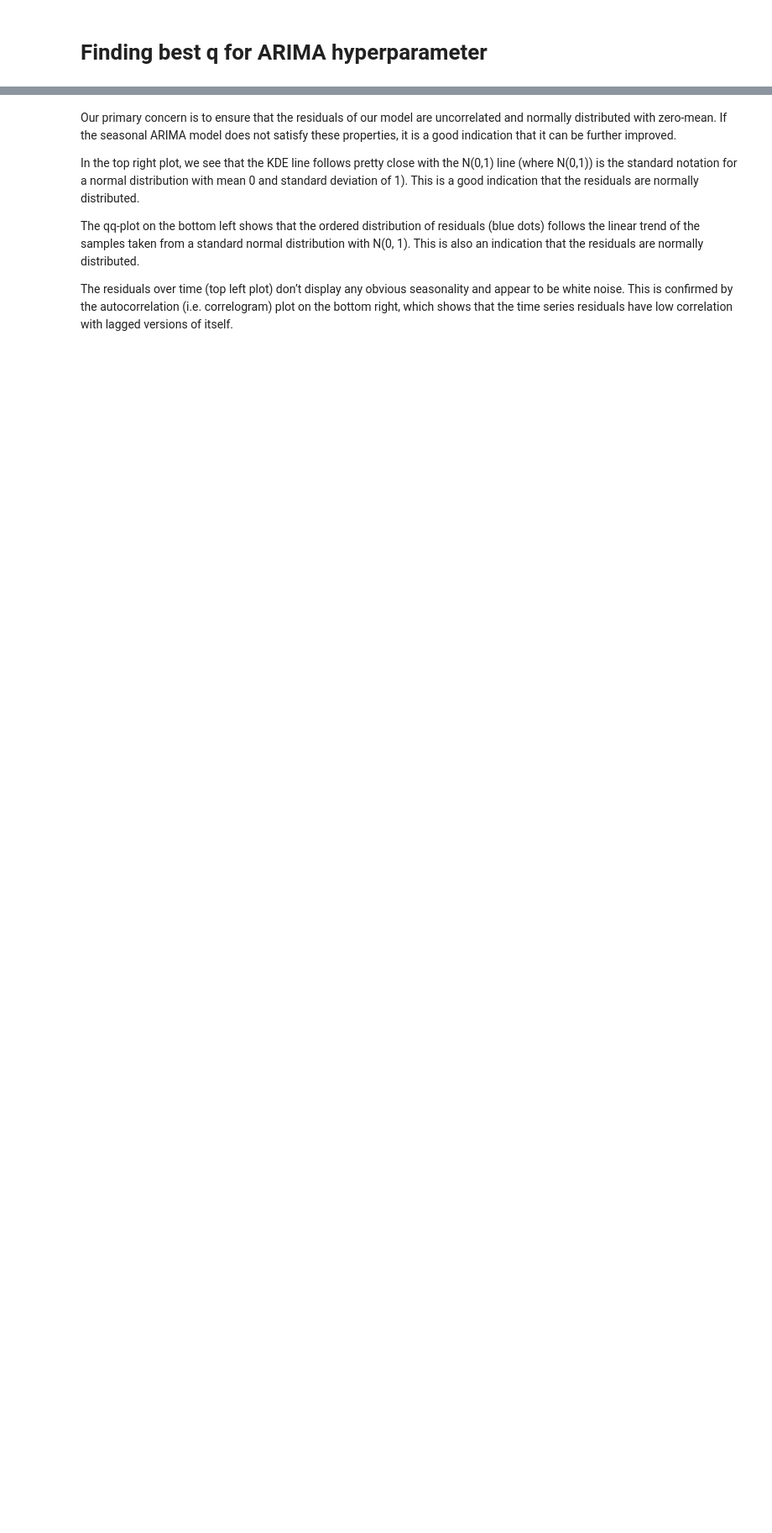
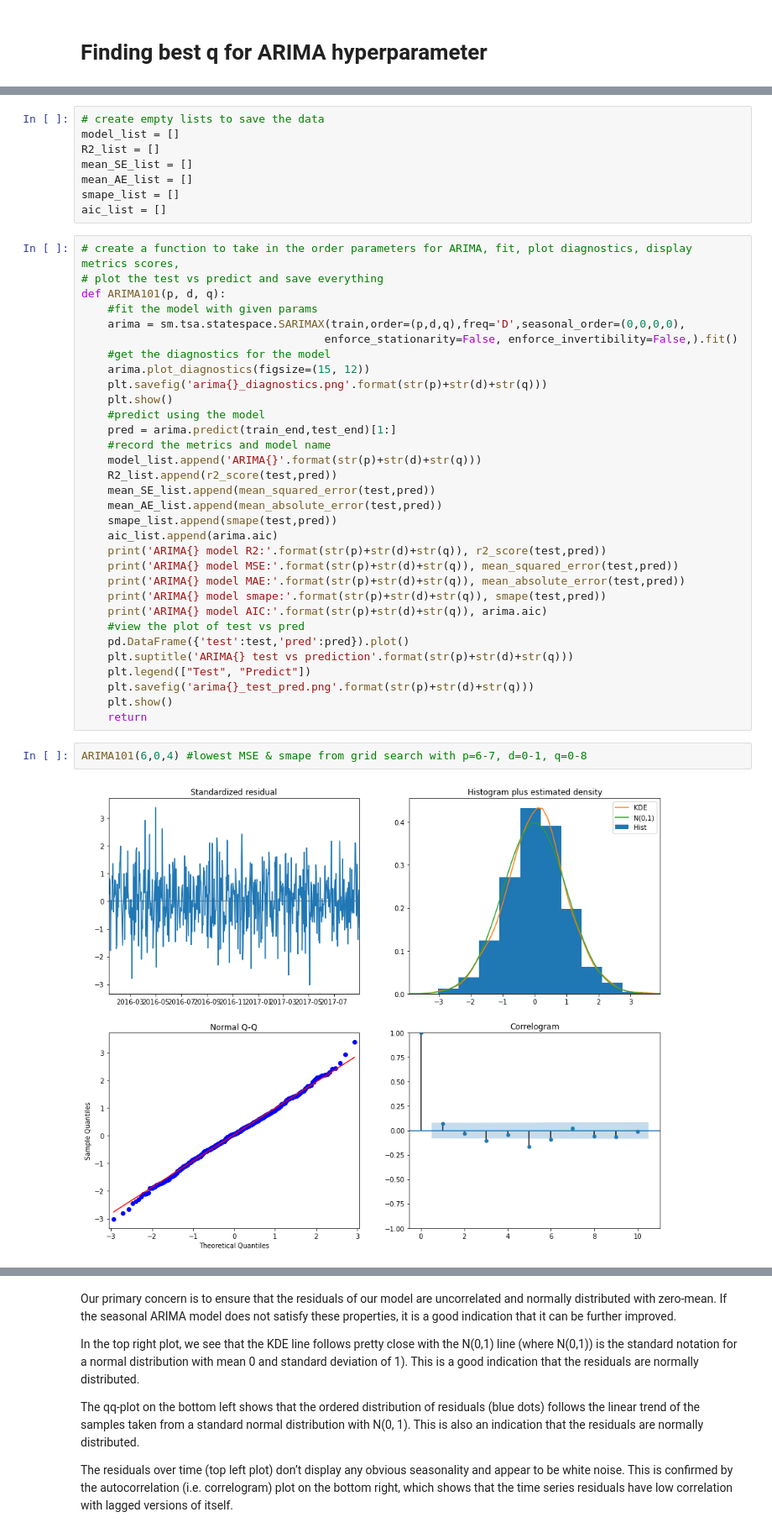
Before and after one commit to tc18fwd/SpringBoard, a Jupyter notebook: Capstone Two/Capstone 2 modeling.ipynb, the cells around one changed output, grey strips where cells are left out. Shown at 84% size. Drawn from its saved outputs; the diff is of its cells as text; blank space fills up the shorter version.

Commit message:
capstone 2 working on SARIMAX model

```diff
--- a/Capstone Two/Capstone 2 modeling.ipynb
+++ b/Capstone Two/Capstone 2 modeling.ipynb
@@ -149,0 +165,44 @@ plt.show()
+# %%
+# create empty lists to save the data
+model_list = []
+R2_list = []
+mean_SE_list = []
+mean_AE_list = []
+smape_list = []
+aic_list = []
+# %%
+# create a function to take in the order parameters for ARIMA, fit, plot diagnostics, display metrics scores,
+# plot the test vs predict and save everything
+def ARIMA101(p, d, q):
+    #fit the model with given params
+    arima = sm.tsa.statespace.SARIMAX(train,order=(p,d,q),freq='D',seasonal_order=(0,0,0,0),
+                                     enforce_stationarity=False, enforce_invertibility=False,).fit()
+    #get the diagnostics for the model
+    arima.plot_diagnostics(figsize=(15, 12))
+    plt.savefig('arima{}_diagnostics.png'.format(str(p)+str(d)+str(q)))
+    plt.show()
+    #predict using the model
+    pred = arima.predict(train_end,test_end)[1:]
+    #record the metrics and model name
+    model_list.append('ARIMA{}'.format(str(p)+str(d)+str(q)))
+    R2_list.append(r2_score(test,pred))
+    mean_SE_list.append(mean_squared_error(test,pred))
+    mean_AE_list.append(mean_absolute_error(test,pred))
+    smape_list.append(smape(test,pred))
+    aic_list.append(arima.aic)
+    print('ARIMA{} model R2:'.format(str(p)+str(d)+str(q)), r2_score(test,pred))
+    print('ARIMA{} model MSE:'.format(str(p)+str(d)+str(q)), mean_squared_error(test,pred))
+    print('ARIMA{} model MAE:'.format(str(p)+str(d)+str(q)), mean_absolute_error(test,pred))
+    print('ARIMA{} model smape:'.format(str(p)+str(d)+str(q)), smape(test,pred))
+    print('ARIMA{} model AIC:'.format(str(p)+str(d)+str(q)), arima.aic)
+    #view the plot of test vs pred
+    pd.DataFrame({'test':test,'pred':pred}).plot()
+    plt.suptitle('ARIMA{} test vs prediction'.format(str(p)+str(d)+str(q)))
+    plt.legend(["Test", "Predict"])
+    plt.savefig('arima{}_test_pred.png'.format(str(p)+str(d)+str(q)))
+    plt.show()
+    return
+# %%
+ARIMA101(6,0,4) #lowest MSE & smape from grid search with p=6-7, d=0-1, q=0-8
+# %% [output]
+[figure, added]
```
Also changed, not shown: parts of 45 cells of this notebook, 23 other files.
